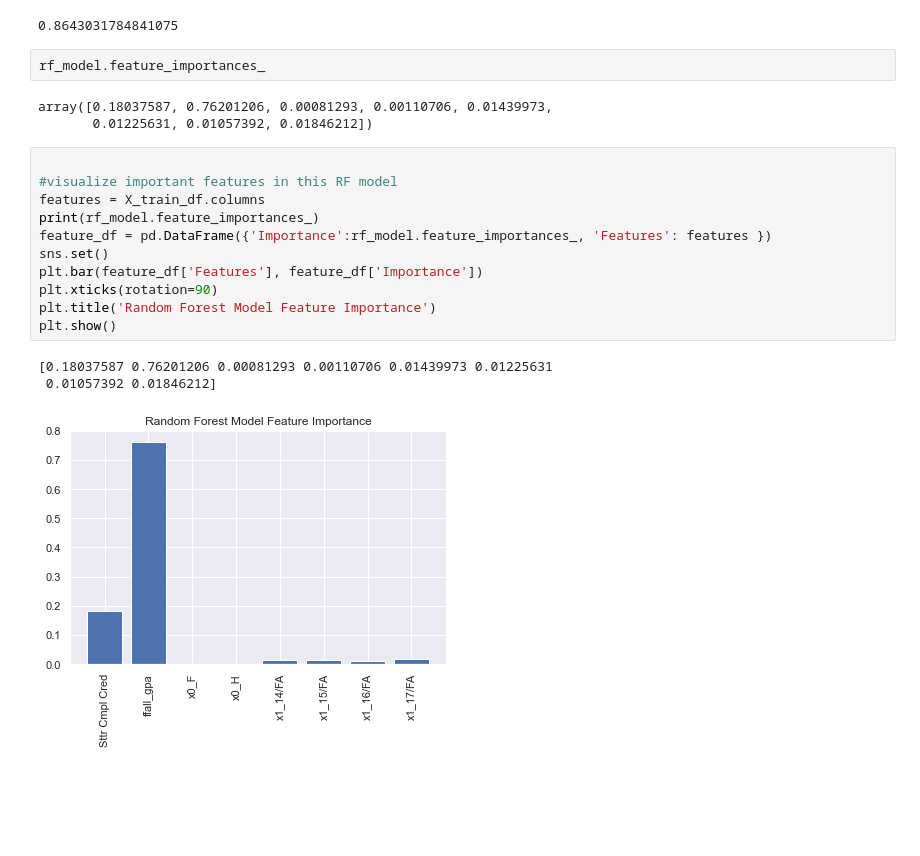
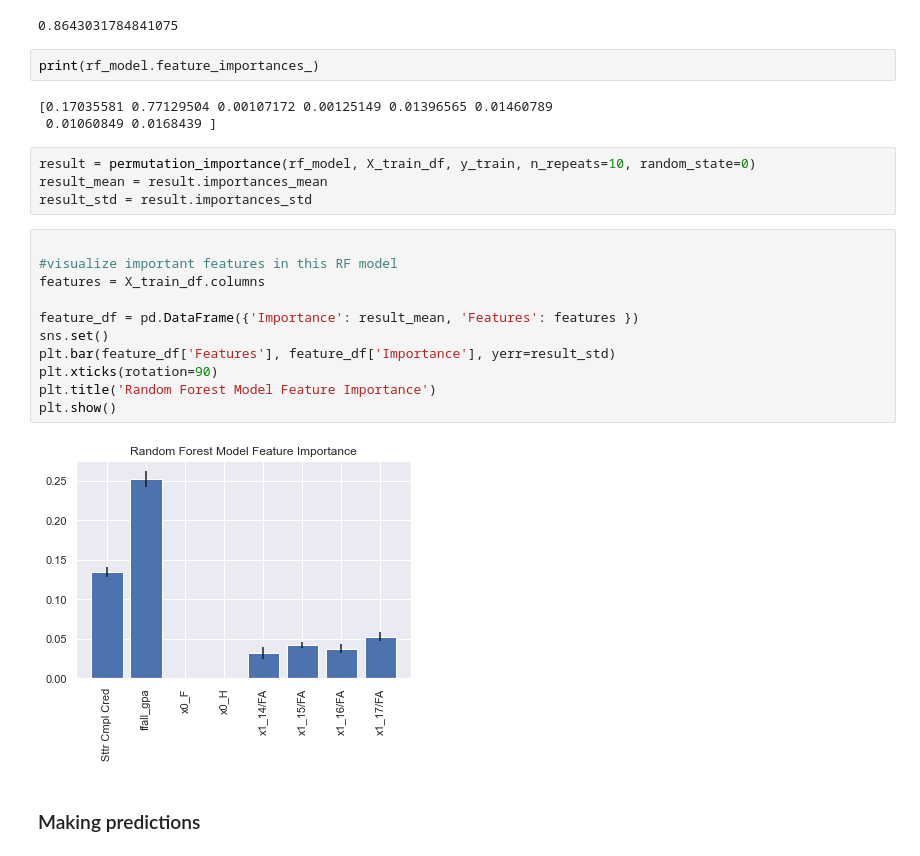
Before and after one commit to dcalexan/bsc_student_success, a Jupyter notebook: notebooks/BSC_success_Pete.ipynb, the cells around one changed output. Cells and saved outputs as stored; diff of their text form; blank space fills up the shorter version.

Commit message:
some figures

```diff
--- a/notebooks/BSC_success_Pete.ipynb
+++ b/notebooks/BSC_success_Pete.ipynb
@@ -491,22 +519,26 @@ rf_model.score(X_train_df, y_train)
 # %% [output]
 0.8643031784841075
 # %%
-rf_model.feature_importances_
+print(rf_model.feature_importances_)
 # %% [output]
-array([0.18037587, 0.76201206, 0.00081293, 0.00110706, 0.01439973,
-       0.01225631, 0.01057392, 0.01846212])
+[0.17035581 0.77129504 0.00107172 0.00125149 0.01396565 0.01460789
+ 0.01060849 0.0168439 ]
+# %%
+result = permutation_importance(rf_model, X_train_df, y_train, n_repeats=10, random_state=0)
+result_mean = result.importances_mean
+result_std = result.importances_std
 # %%
 
 #visualize important features in this RF model
 features = X_train_df.columns
-print(rf_model.feature_importances_)
-feature_df = pd.DataFrame({'Importance':rf_model.feature_importances_, 'Features': features })
+
+feature_df = pd.DataFrame({'Importance': result_mean, 'Features': features })
 sns.set()
-plt.bar(feature_df['Features'], feature_df['Importance'])
+plt.bar(feature_df['Features'], feature_df['Importance'], yerr=result_std)
 plt.xticks(rotation=90)
 plt.title('Random Forest Model Feature Importance')
 plt.show()
 # %% [output]
-[0.18037587 0.76201206 0.00081293 0.00110706 0.01439973 0.01225631
- 0.01057392 0.01846212]
-[figure, old version]
+[figure, new version]
+# %% [markdown]
+### Making predictions
```
Also changed, not shown: parts of 20 cells of this notebook, 3 other files.
